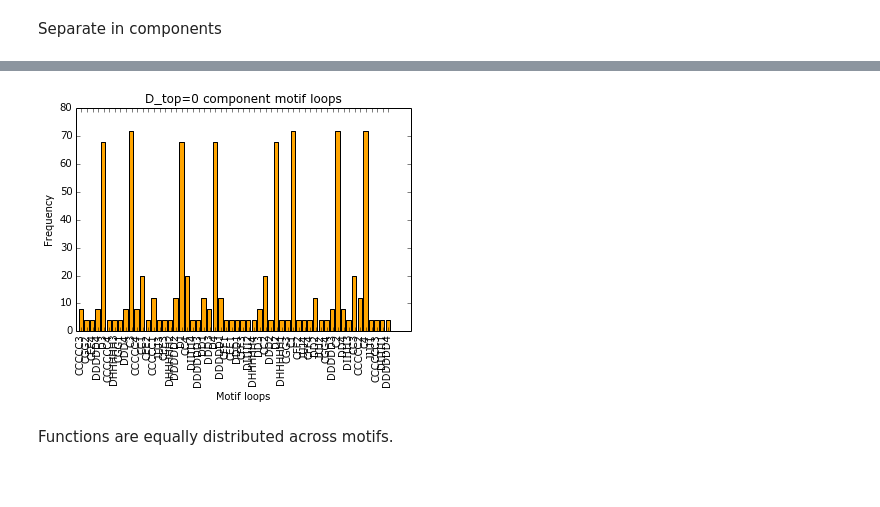
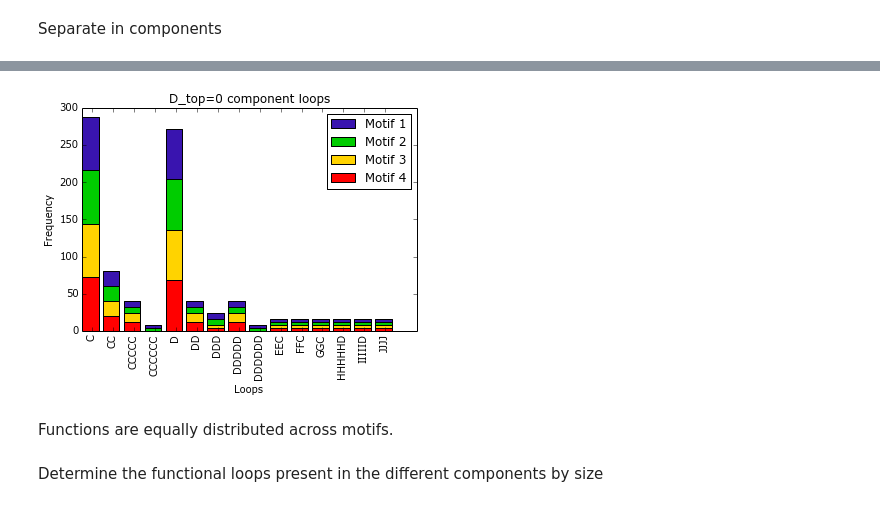
Before and after one commit to mar-esther23/CircuitsAnalyses, a Jupyter notebook: Analysis5nodes.ipynb, the cells around one changed output, grey strips where cells are left out. Cells and saved outputs as stored; diff of their text form; code cells hidden in the pictures; blank space fills up the shorter version.

```diff
--- a/Analysis5nodes.ipynb
+++ b/Analysis5nodes.ipynb
@@ -153,10 +167,9 @@ data0 = []
 for G in nx.connected_components(G0):
     l = []
     for n in G:
-        if 'loop' in G0.node[n]:
-            l.append(  G0.node[n]['loop']  )
-            m = int(str(n)[0])
-    l = ''.join(sorted(l))
-    if len(l)>0: data0.append([m, len(G), l])
+        m = int(str(n)[0])
+        l.append(  G0.node[n]['loop']  )
+    l = ''.join(sorted(l, reverse=True))
+    data0.append([m, len(G), l])
 len(data0)
 # %% [output]
@@ -176,12 +179,7 @@ plt.show()
 # %%
 loops = [d[2] for d in data0]
 loops = {l:loops.count(l) for l in set(loops)}
-loops
-
-plt.bar(np.arange(0.5,len(loops)+.5,1), list(loops.values()), color='purple' )
-plt.title("D_top=0 component loops")
-plt.xlabel("Loops")
-plt.xticks(range(1,len(loops)+1), list(loops.keys()), rotation='vertical')
-plt.ylabel("Frequency")
-plt.show()
+del loops[''] #remove non-loops
+loops = OrderedDict(sorted(loops.items(), key=lambda t: t[0]))
+len(loops)
 # %% [output]
@@ -189,16 +187,27 @@ plt.show()
-# %%
-m_loops = [d[2]+str(d[0]) for d in data0]
-m_loops = {m:m_loops.count(m) for m in set(m_loops)}
-#sorted(m_loops, key=lambda key:m_loops[key])
-m_loops
-
-plt.bar(np.arange(0.5,len(m_loops)+.5,1), list(m_loops.values()), color='orange' )
-plt.title("D_top=0 component motif loops")
-plt.xlabel("Motif loops")
-plt.xticks(range(1,len(m_loops)+1), list(m_loops.keys()), rotation='vertical')
-plt.ylabel("Frequency")
-plt.show()
-# %% [output]
-[figure, removed]
+# %%
+loops_by_motif = np.zeros((5,len(loops)))
+ordl = {loop:i for i, loop in enumerate(loops.keys())}
+for m, s, l in data0: #separate loops by motif
+    if l != '': loops_by_motif[m, ordl[l]] += 1
+for i in range(1,len(loops_by_motif)): #Add previus motifs for plotting
+    loops_by_motif[i] += loops_by_motif[i-1]
+#loops_by_motif
+# %%
+ind = np.arange(0,len(loops),1)
+p = []
+for i in reversed(range(1,5)):
+    p.append( plt.bar(ind,loops_by_motif[i], color=colors[str(i)]) )
+
+plt.title("D_top=0 component loops")
+plt.xlabel("Loops")
+plt.xticks(ind+0.5, list(loops.keys()), rotation='vertical')
+plt.ylabel("Frequency")
+plt.legend((p[0][0], p[1][0], p[2][0], p[3][0]), ('Motif 1','Motif 2','Motif 3','Motif 4'))
+
+plt.show()
+# %% [output]
+[figure, added]
 # %% [markdown]
 Functions are equally distributed across motifs.
+# %% [markdown]
+Determine the functional loops present in the different components by size
```
Also changed, not shown: parts of 32 cells of this notebook.
